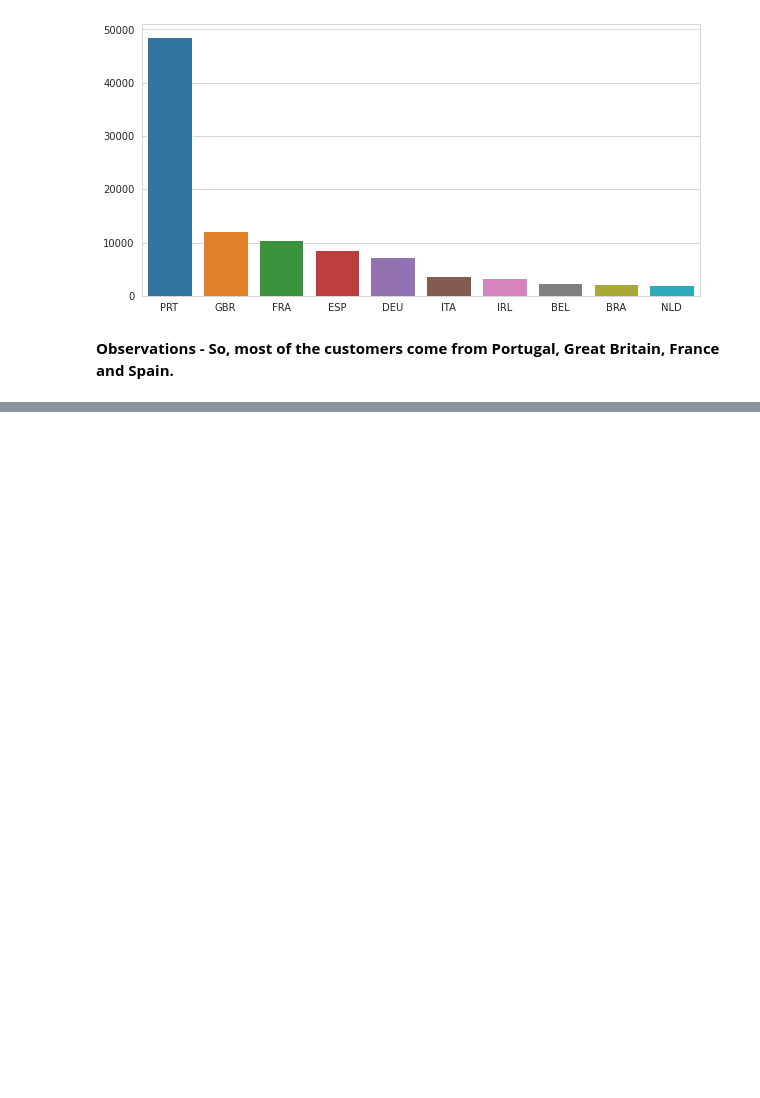
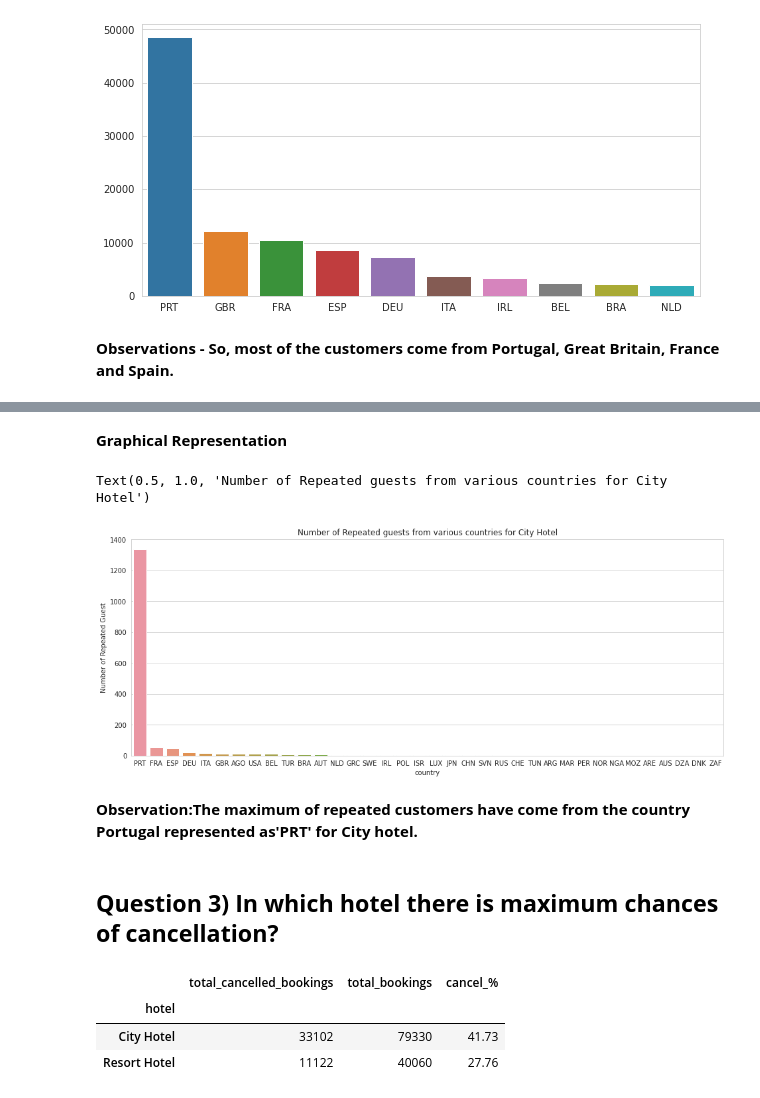
Before and after one commit to Jatingpt/Hotel-Booking-Analysis, a Jupyter notebook: Hotel_Booking_Analysis_Capstone_Project.ipynb, the cells around one changed output, grey strips where cells are left out. Drawn from its saved outputs; the diff is of its cells as text; code cells hidden in the pictures; blank space fills up the shorter version.

```diff
--- a/Hotel_Booking_Analysis_Capstone_Project.ipynb
+++ b/Hotel_Booking_Analysis_Capstone_Project.ipynb
@@ -339,0 +379,6 @@ sns.barplot (y= list(df.country.value_counts().head (10)), x= list(df.country.va
+# %%
+actual_city_hotel = df[(df['hotel'] == 'City Hotel') & (df['is_canceled'] == 0) & (df['is_repeated_guest'] == 1)]
+# %%
+city_booking = actual_city_hotel.groupby('country')['is_repeated_guest'].count().reset_index().rename(columns = {'is_repeated_guest': 'Number of Repeated Guest'})
+# %%
+city_booking.sort_values('Number of Repeated Guest', ascending = False, inplace = True)
@@ -339,0 +399,35 @@ sns.barplot (y= list(df.country.value_counts().head (10)), x= list(df.country.va
+# %% [markdown]
+**Graphical Representation**
+# %%
+sns.set_style('whitegrid')
+plt.rcParams['figure.figsize'] = (16,6)
+plt.rcParams['font.size'] = 10
+# %%
+sns.barplot(x = 'country', y = 'Number of Repeated Guest', data = city_booking ).set_title("Number of Repeated guests from various countries for City Hotel")
+# %% [output]
+Text(0.5, 1.0, 'Number of Repeated guests from various countries for City Hotel')
+[figure, added]
+# %% [markdown]
+**Observation:The maximum  of repeated customers have come from the country Portugal represented as'PRT' for City hotel.**
+# %% [markdown]
+## **Question 3) In which hotel there is maximum chances of cancellation?**
+# %%
+cancelled_data = df[df['is_canceled'] == 1]
+cancel_grp = cancelled_data.groupby('hotel')
+cancel_grp
+D1 = pd.DataFrame(cancel_grp.size()).rename(columns = {0:'total_cancelled_bookings'})
+
+ #Counting total number of bookings for each type of hotel
+grouped_by_hotel = df.groupby('hotel')
+total_booking = grouped_by_hotel.size()
+D2 = pd.DataFrame(total_booking).rename(columns = {0: 'total_bookings'})
+D3 = pd.concat([D1,D2], axis = 1)
+
+ #Calculating cancel percentage
+D3['cancel_%'] = round((D3['total_cancelled_bookings']/D3['total_bookings'])*100,2)
+D3
+# %% [output]
+|  | total_cancelled_bookings | total_bookings | cancel_% |
+| hotel |  |  |  |
+| City Hotel | 33102 | 79330 | 41.73 |
+| Resort Hotel | 11122 | 40060 | 27.76 |
```
Also changed, not shown: parts of 30 cells of this notebook.
